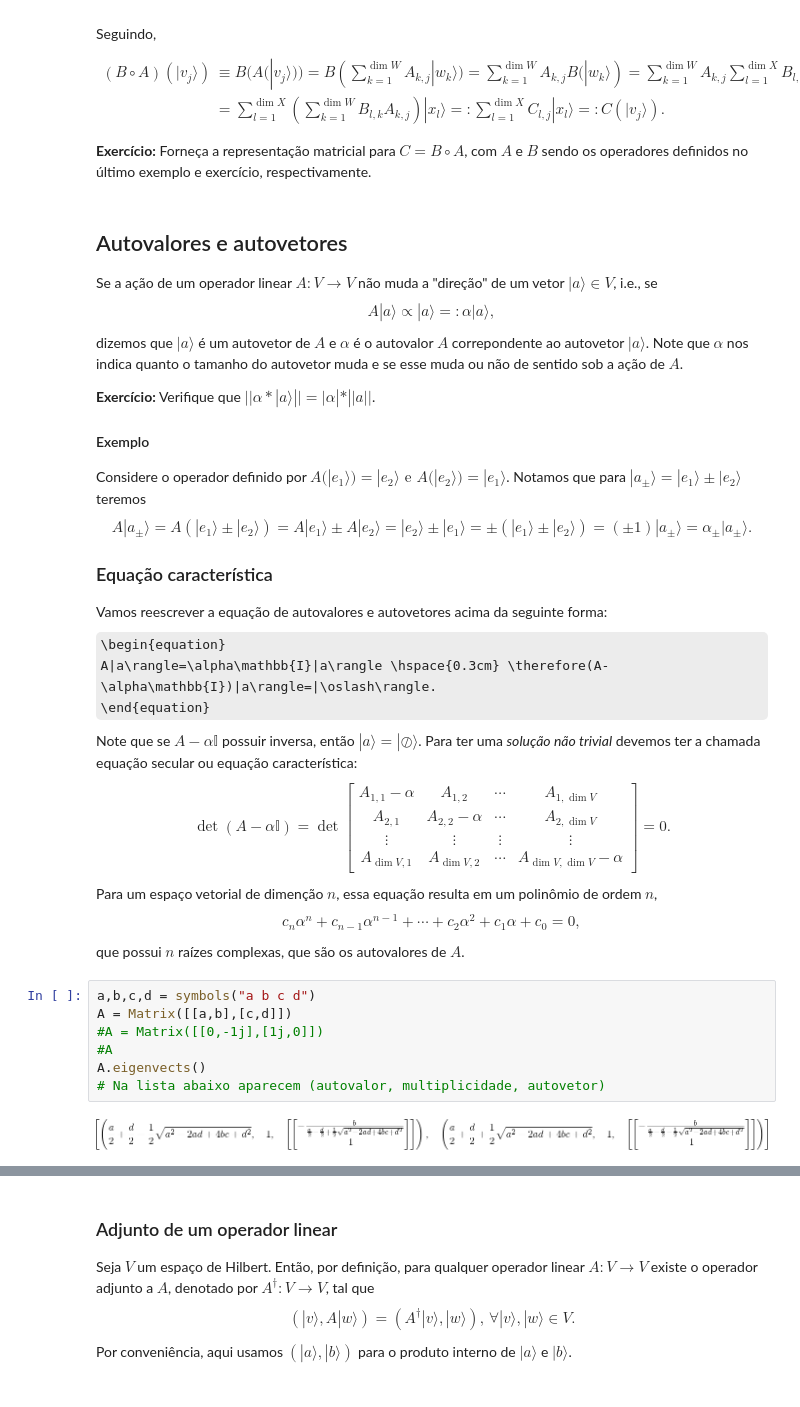
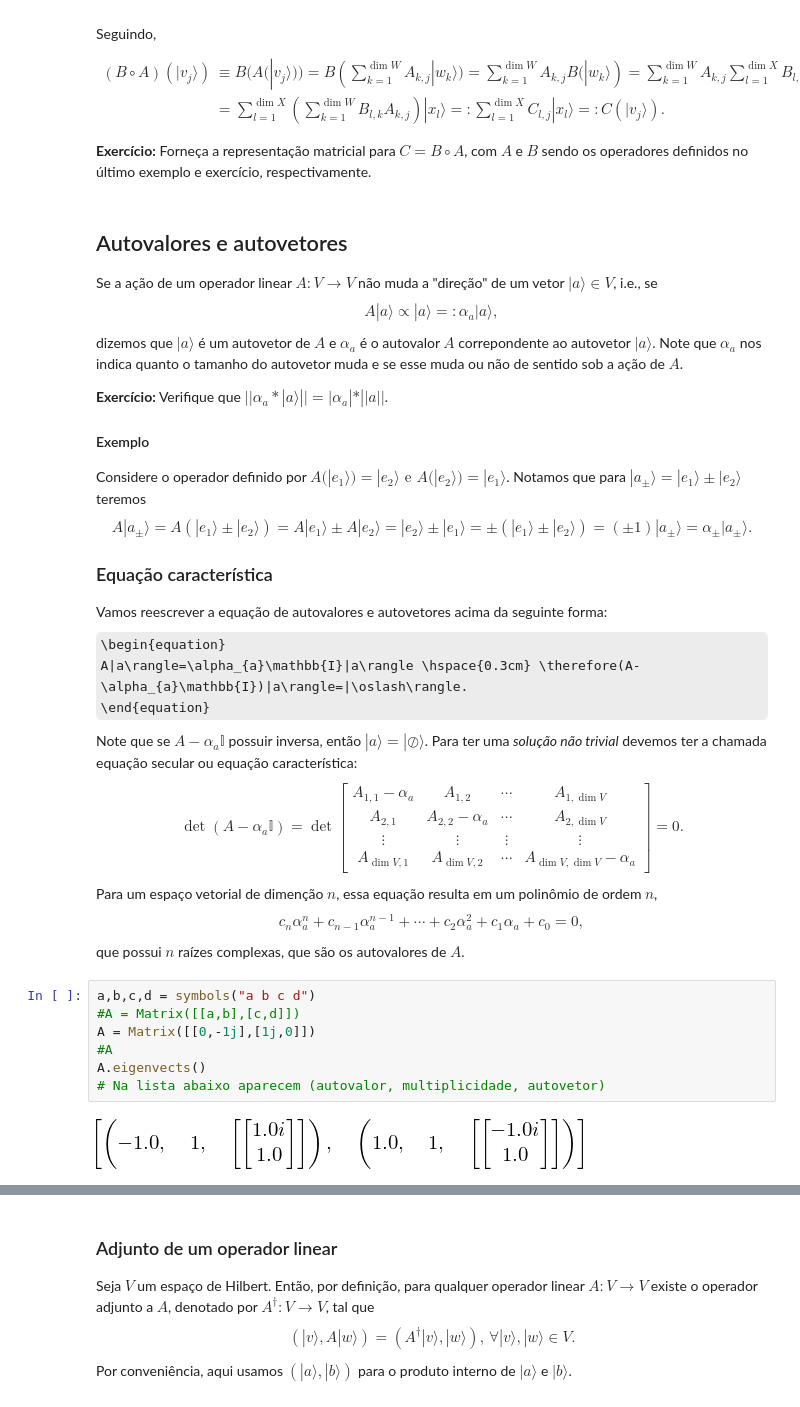
Before and after one commit to jonasmaziero/algebra_linear, a Jupyter notebook: 03_operators.ipynb, the cells around one changed output, grey strips where cells are left out. Cells and saved outputs as stored; diff of their text form; some formulas as TeX source.

```diff
--- a/03_operators.ipynb
+++ b/03_operators.ipynb
@@ -106,11 +106,11 @@ __Exercício:__ Forneça a representação matricial para $C=B\circ A$, com $A$
 ## Autovalores e autovetores
 Se a ação de um operador linear $A:V\rightarrow V$ não muda a "direção" de um vetor $|a\rangle\in V$, i.e., se
 \begin{equation}
-A|a\rangle\propto |a\rangle =: \alpha|a\rangle,
+A|a\rangle\propto |a\rangle =: \alpha_{a}|a\rangle,
 \end{equation}
-dizemos que $|a\rangle$ é um autovetor de $A$ e $\alpha$ é o autovalor $A$ correpondente ao autovetor $|a\rangle$. Note que $\alpha$ nos indica quanto o tamanho do autovetor muda e se esse muda ou não de sentido sob a ação de $A$.
+dizemos que $|a\rangle$ é um autovetor de $A$ e $\alpha_{a}$ é o autovalor $A$ correpondente ao autovetor $|a\rangle$. Note que $\alpha_{a}$ nos indica quanto o tamanho do autovetor muda e se esse muda ou não de sentido sob a ação de $A$.
 
-__Exercício:__ Verifique que $||\alpha*|a\rangle||=|\alpha|*||a||$.
+__Exercício:__ Verifique que $||\alpha_{a}*|a\rangle||=|\alpha_{a}|*||a||$.
 
 #### Exemplo
 Considere o operador definido por $A(|e_{1}\rangle)=|e_{2}\rangle \text{ e } A(|e_{2}\rangle)=|e_{1}\rangle$. Notamos que para $|a_{\pm}\rangle=|e_{1}\rangle\pm|e_{2}\rangle$ teremos
@@ -121,29 +121,29 @@ A|a_{\pm}\rangle = A(|e_{1}\rangle\pm|e_{2}\rangle) = A|e_{1}\rangle\pm A|e_{2}\
 ### Equação característica
 Vamos reescrever a equação de autovalores e autovetores acima da seguinte forma:
 \begin{equation}
-A|a\rangle=\alpha\mathbb{I}|a\rangle \hspace{0.3cm} \therefore(A-\alpha\mathbb{I})|a\rangle=|\oslash\rangle.
+A|a\rangle=\alpha_{a}\mathbb{I}|a\rangle \hspace{0.3cm} \therefore(A-\alpha_{a}\mathbb{I})|a\rangle=|\oslash\rangle.
 \end{equation}
-Note que se $A-\alpha\mathbb{I}$ possuir inversa, então $|a\rangle=|\oslash\rangle$. Para ter uma _solução não trivial_ devemos ter a chamada equação secular ou equação característica:
+Note que se $A-\alpha_{a}\mathbb{I}$ possuir inversa, então $|a\rangle=|\oslash\rangle$. Para ter uma _solução não trivial_ devemos ter a chamada equação secular ou equação característica:
 \begin{equation}
-\det(A-\alpha\mathbb{I})=\det\begin{bmatrix} A_{1,1}-\alpha & A_{1,2} & \cdots & A_{1,\dim V} \\
-A_{2,1} & A_{2,2}-\alpha & \cdots & A_{2,\dim V} \\
+\det(A-\alpha_{a}\mathbb{I})=\det\begin{bmatrix} A_{1,1}-\alpha_{a} & A_{1,2} & \cdots & A_{1,\dim V} \\
+A_{2,1} & A_{2,2}-\alpha_{a} & \cdots & A_{2,\dim V} \\
 \vdots & \vdots & \vdots & \vdots
-\\ A_{\dim V,1} & A_{\dim V,2} & \cdots & A_{\dim V,\dim V}-\alpha \end{bmatrix}=0.
+\\ A_{\dim V,1} & A_{\dim V,2} & \cdots & A_{\dim V,\dim V}-\alpha_{a} \end{bmatrix}=0.
 \end{equation}
 Para um espaço vetorial de dimenção $n$, essa equação resulta em um polinômio de ordem $n$,
 \begin{equation}
-c_{n}\alpha^{n}+c_{n-1}\alpha^{n-1}+\cdots+c_{2}\alpha^{2}+c_{1}\alpha+c_{0}=0,
+c_{n}\alpha_{a}^{n}+c_{n-1}\alpha_{a}^{n-1}+\cdots+c_{2}\alpha_{a}^{2}+c_{1}\alpha_{a}+c_{0}=0,
 \end{equation}
 que possui $n$ raízes complexas, que são os autovalores de $A$.
 # %%
 a,b,c,d = symbols("a b c d")
-A = Matrix([[a,b],[c,d]])
-#A = Matrix([[0,-1j],[1j,0]])
+#A = Matrix([[a,b],[c,d]])
+A = Matrix([[0,-1j],[1j,0]])
 #A
 A.eigenvects()
 # Na lista abaixo aparecem (autovalor, multiplicidade, autovetor)
 # %% [output]
-[figure, old version]
+[figure, new version]
 # %% [markdown]
 __Exemplo:__ Vamos calcular os autovalores e autovetores da matriz $\sigma_{y}=\begin{bmatrix}0&1\\1&0\end{bmatrix}$. Para os autovalores:
 \begin{equation}
```
Also changed, not shown: parts of 8 cells of this notebook, 15 other files.
